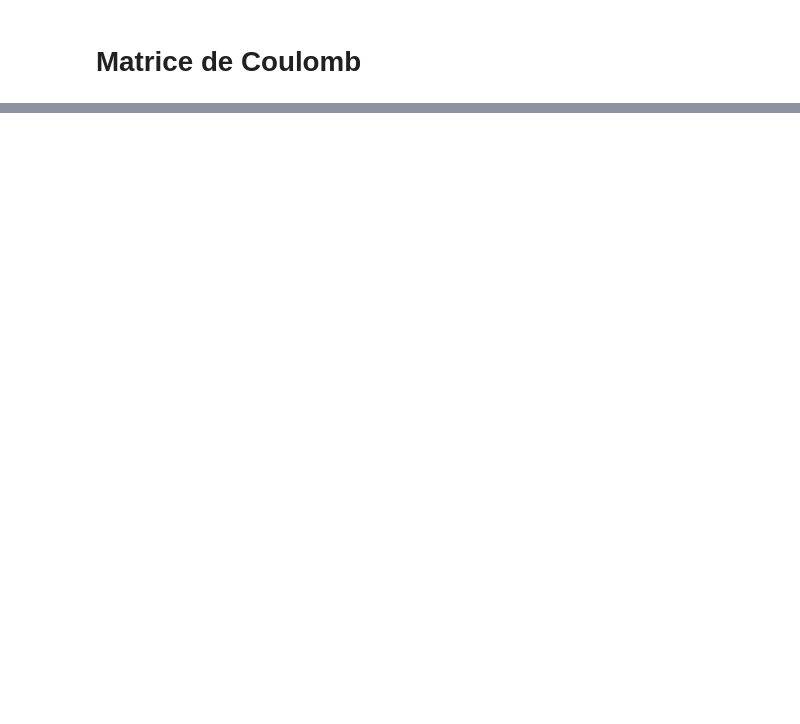
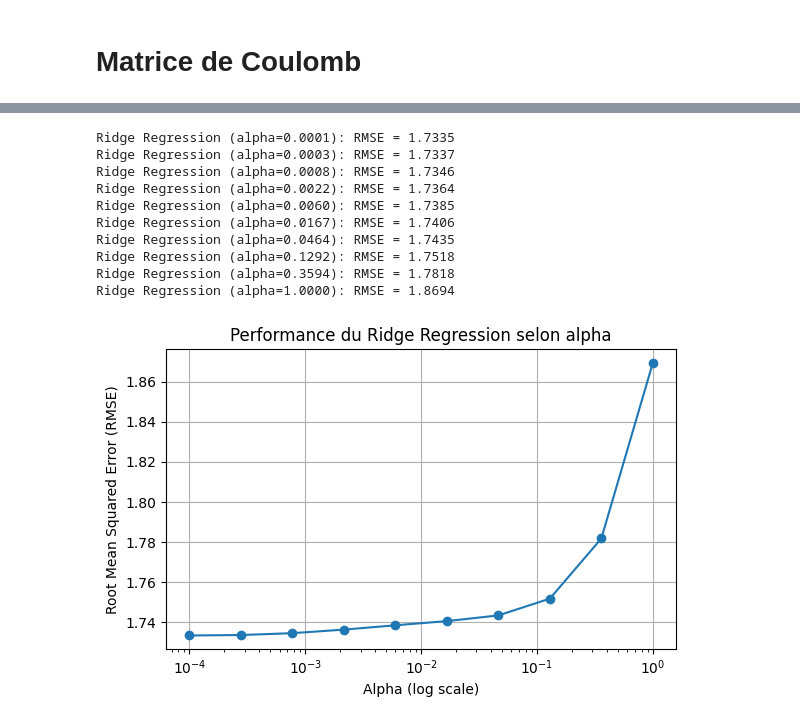
Before and after one commit to TristanGay27/Molecular_energy_prediction, a Jupyter notebook: data_exploration/CoulombMatrix.ipynb, the cells around one changed output, grey strips where cells are left out. Saved outputs shown, nothing was run; the diff lists cells and outputs as text; code cells hidden in the pictures; blank space fills up the shorter version.

```diff
--- a/data_exploration/CoulombMatrix.ipynb
+++ b/data_exploration/CoulombMatrix.ipynb
@@ -108,0 +186,43 @@ plt.show()
+# %%
+import numpy as np
+import matplotlib.pyplot as plt
+from sklearn.linear_model import Ridge
+from sklearn.metrics import mean_squared_error
+
+# Liste des alpha à tester (logarithmiquement espacés)
+alphas = np.logspace(-4, 0, 10)  # 10 valeurs entre 1e-4 et 1
+
+# Stocker les résultats
+rmse_values = []
+
+# Boucle sur les différents alpha
+for alpha in alphas:
+    model = Ridge(alpha=alpha)
+    model.fit(X_train, y_train)
+    y_pred = model.predict(X_test)
+    rmse = np.sqrt(mean_squared_error(y_test, y_pred))
+    rmse_values.append(rmse)
+    print(f'Ridge Regression (alpha={alpha:.4f}): RMSE = {rmse:.4f}')
+
+# Tracer l'évolution de la RMSE en fonction de alpha
+plt.figure(figsize=(6, 4))
+plt.plot(alphas, rmse_values, marker='o')
+plt.xscale('log')
+plt.xlabel('Alpha (log scale)')
+plt.ylabel('Root Mean Squared Error (RMSE)')
+plt.title('Performance du Ridge Regression selon alpha')
+plt.grid(True)
+plt.tight_layout()
+plt.show()
+# %% [output]
+Ridge Regression (alpha=0.0001): RMSE = 1.7335
+Ridge Regression (alpha=0.0003): RMSE = 1.7337
+Ridge Regression (alpha=0.0008): RMSE = 1.7346
+Ridge Regression (alpha=0.0022): RMSE = 1.7364
+Ridge Regression (alpha=0.0060): RMSE = 1.7385
+Ridge Regression (alpha=0.0167): RMSE = 1.7406
+Ridge Regression (alpha=0.0464): RMSE = 1.7435
+Ridge Regression (alpha=0.1292): RMSE = 1.7518
+Ridge Regression (alpha=0.3594): RMSE = 1.7818
+Ridge Regression (alpha=1.0000): RMSE = 1.8694
+[figure, added]
```
Also changed, not shown: parts of 3 cells of this notebook.
